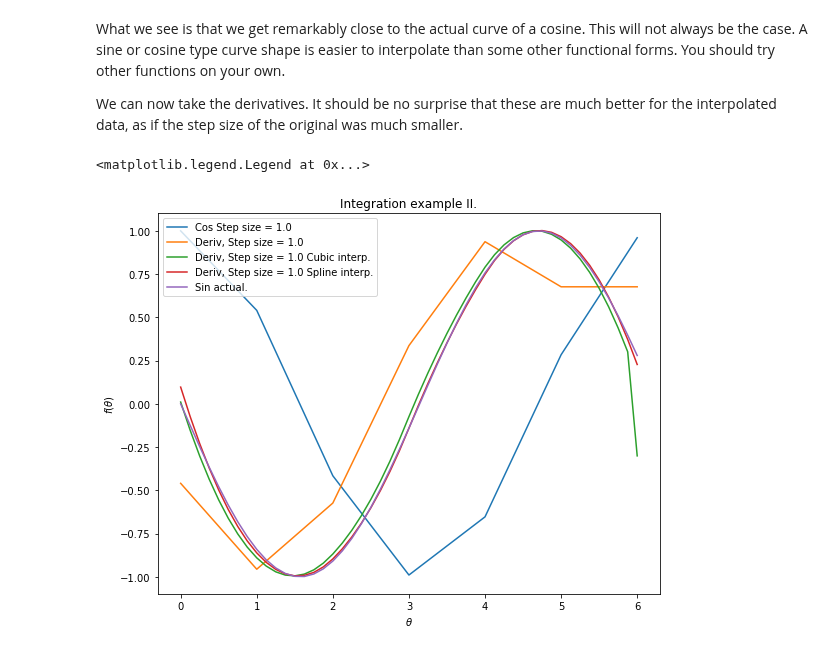
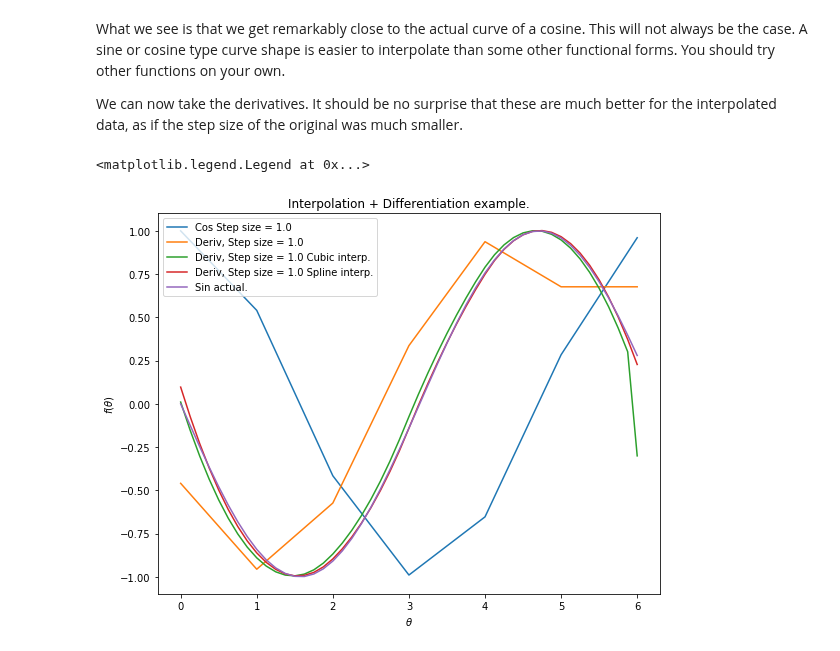
Before and after one commit to mholtrop/Phys601, a Jupyter notebook: Notebooks/Basic_Calculus.ipynb, the cells around one changed output. Saved outputs shown, nothing was run; the diff lists cells and outputs as text; code cells hidden in the pictures.

```diff
--- a/Notebooks/Basic_Calculus.ipynb
+++ b/Notebooks/Basic_Calculus.ipynb
@@ -124,12 +124,12 @@ There is another method, called [Simpson's rule](https://en.wikipedia.org/wiki/S
 # Again, compute the different cosine approximation
 fig = plt.figure(figsize=(9,7))
 ax  = fig.add_subplot(111)
-ax.set_title("Integration example II.")
+ax.set_title("Integration example III.")
 ax.set_xlabel(r'$\theta$')
 ax.set_ylabel(r'$f(\theta)$')
 start = 0.
 stop = 2*np.pi
-steps = [0.5,0.1]
+steps = [0.5]
 for step_size in steps:
     x = np.arange(start,stop,step_size)
     y = np.cos(x)
@@ -145,6 +145,8 @@ for step_size in steps:
     y_int = integrate.cumtrapz(y,x)
     ax.plot(x[1:],y_int,label="Cumtrapz, Step size = {}".format(step_size))
 
+    ax.plot(x,np.sin(x),label="Exact = Sin")
+
 ax.legend()
 # %% [output]
 <matplotlib.legend.Legend at 0x...>
@@ -174,7 +176,7 @@ To implement this, we can make a loop that takes differences. A faster way to do
 # %%
 fig = plt.figure(figsize=(9,7))
 ax  = fig.add_subplot(111)
-ax.set_title("Integration example II.")
+ax.set_title("Differentiation example.")
 ax.set_xlabel(r'$\theta$')
 ax.set_ylabel(r'$f(\theta)$')
 start = 0.
@@ -221,7 +223,7 @@ import scipy.interpolate as interpolate
 
 fig = plt.figure(figsize=(9,7))
 ax  = fig.add_subplot(111)
-ax.set_title("Integration example II.")
+ax.set_title("Interpolation example.")
 ax.set_xlabel(r'$\theta$')
 ax.set_ylabel(r'$f(\theta)$')
 start = 0.
@@ -255,40 +257,40 @@ We can now take the derivatives. It should be no surprise that these are much be
 # %%
 fig = plt.figure(figsize=(9,7))
 ax  = fig.add_subplot(111)
-ax.set_title("Integration example II.")
+ax.set_title("Interpolation + Differentiation example.")
 ax.set_xlabel(r'$\theta$')
 ax.set_ylabel(r'$f(\theta)$')
 start = 0.
 stop = 2*np.pi
 steps = [1.0]
 for step_size in steps:
     x = np.arange(start,stop,step_size)
     y = np.cos(x)
     ax.plot(x,y,label="Cos Step size = {}".format(step_size))
 
     dy = np.zeros_like(y)
     dy[0:-1] = np.diff(y)/np.diff(x)
     dy[-1] = (y[-1]-y[-2])/(x[-1]-x[-2])  # Use a backward difference for last point
     ax.plot(x,dy,label="Deriv, Step size = {}".format(step_size))
 
     # Cubic interpolation.
     f_interp_c = interpolate.interp1d(x,y,kind="cubic") # This returns a *function*
 
     x_new = np.arange(start,stop-2./8.,1./8.)  # A step 1/4 the previous size.
     y_new_c = f_interp_c(x_new)
     dy_new_c = np.zeros_like(x_new)
     dy_new_c[0:-1] = np.diff(y_new_c)/np.diff(x_new)
     dy_new_c[-1] = (y_new_c[-1] - y_new_c[-2])/(x_new[-2]-x_new[-1])
     ax.plot(x_new,dy_new_c,label="Deriv, Step size = {} Cubic interp.".format(step_size))
     # Spline interpolation
     spline_rep = interpolate.splrep(x,y)
     dy_new_s = interpolate.splev(x_new,spline_rep,der=1) # First derivative in one step!
     ax.plot(x_new,dy_new_s,label="Deriv, Step size = {} Spline interp.".format(step_size))
     ax.plot(x_new, -np.sin(x_new),label="Sin actual.".format(step_size))
 
 ax.legend()  # Simple difference.
 # %% [output]
 <matplotlib.legend.Legend at 0x...>
-[figure, old version]
+[figure, new version]
 # %% [markdown]
 What you see from these results is that both the cubic interpolation and the spline do very well. For the last point, the spline routine does better, since the internal routines are better handling the end points.
```
Also changed, not shown: parts of 3 cells of this notebook.
